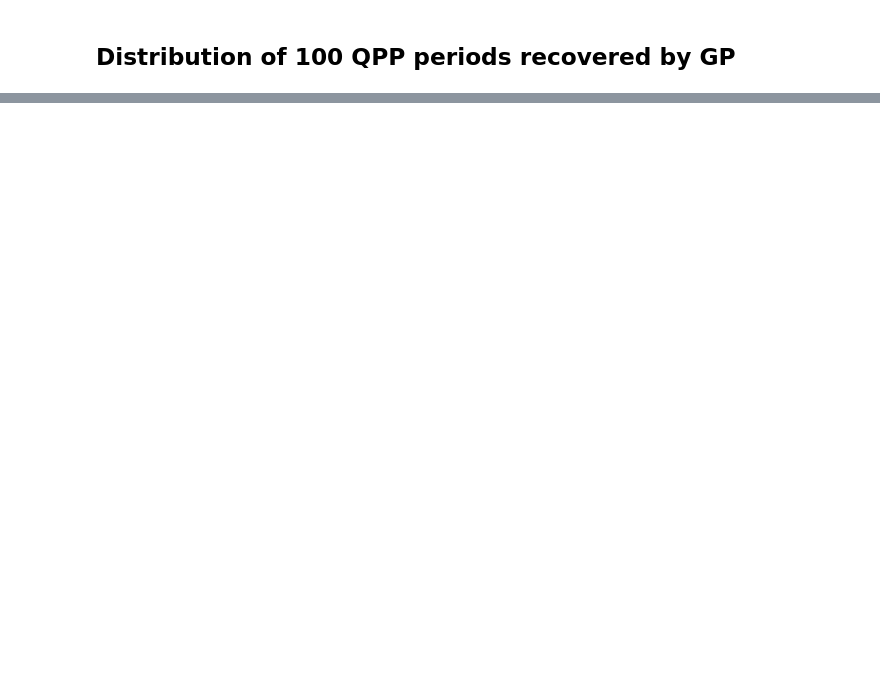
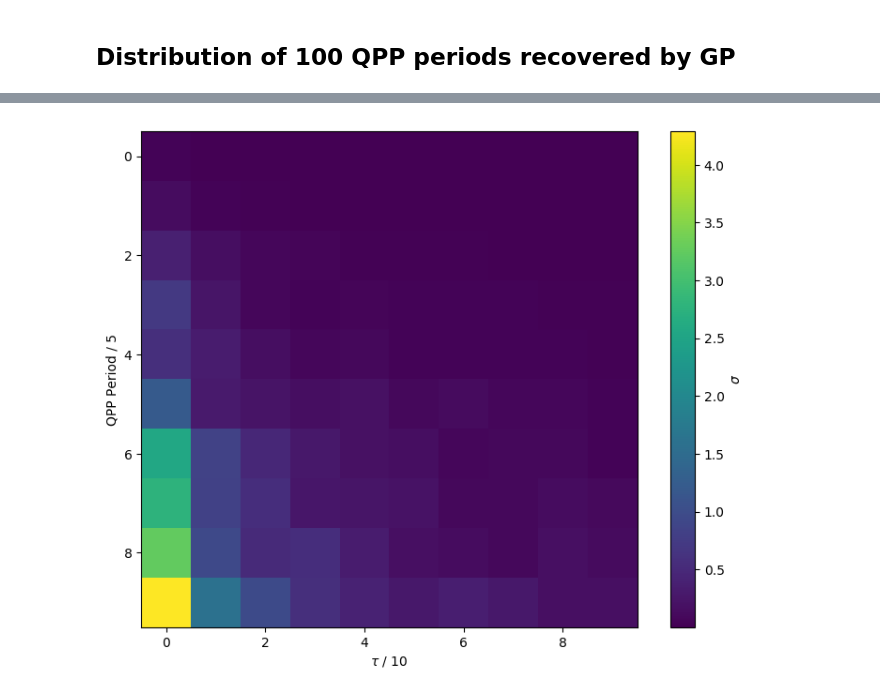
Before and after one commit to RileyWClarke/QPP-GP, a Jupyter notebook: QPP-GP.ipynb, the cells around one changed output, grey strips where cells are left out. Saved outputs shown, nothing was run; the diff lists cells and outputs as text; code cells hidden in the pictures; blank space fills up the shorter version.

Commit message:
Attempt at adding period-tau error grid

```diff
--- a/QPP-GP.ipynb
+++ b/QPP-GP.ipynb
@@ -188,8 +188,6 @@ for i in range(0,100):
     period = (2*np.pi) / omega
 
     p_arr[i] = period
-# %%
-p_range = np.where((p_arr > P-5) & (p_arr < P+5)) #Eliminate outliers
 # %%
 # Distribution of recovered periods
 
@@ -215,0 +284,11 @@ STD: 0.32597380053
+# %%
+plt.figure(figsize = (9,7))
+
+plt.imshow(grid, cmap = "viridis")
+plt.xlabel(r"$\tau$ / 10")
+plt.ylabel("QPP Period / 5")
+plt.colorbar(label = r"$\sigma$")
+
+plt.savefig("error_grid.png", dpi = 300)
+# %% [output]
+[figure, added]
```
Also changed, not shown: parts of 9 cells of this notebook, 2 other files.
